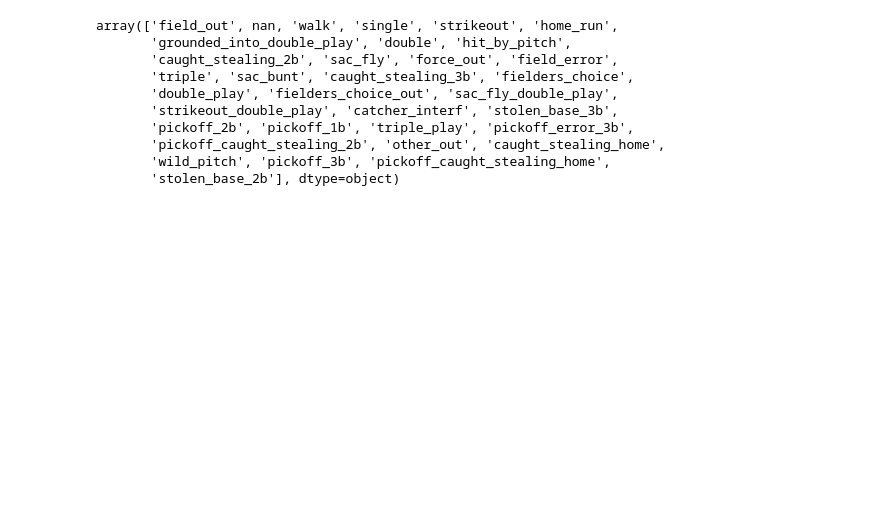
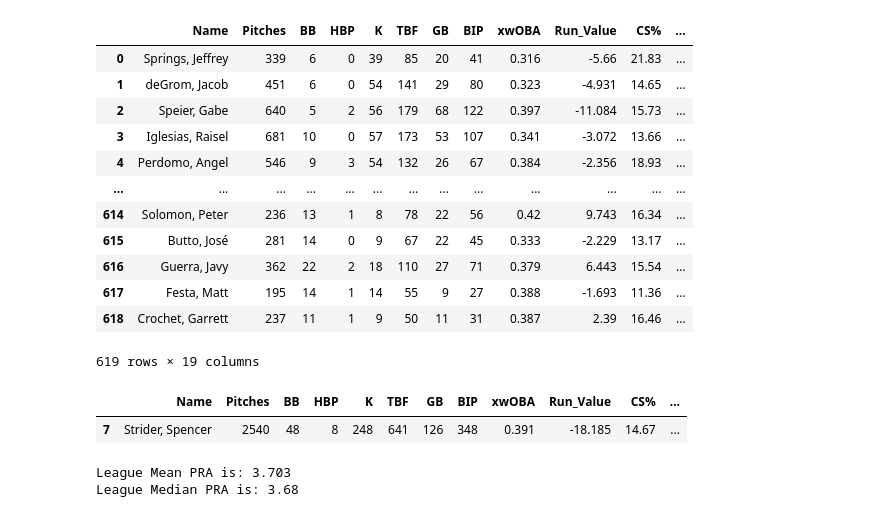
Before and after one commit to Cbkaplinger/Random-Projects, a Jupyter notebook: MLB/MLB-Pitches.ipynb, the cells around one changed output. Cells and saved outputs as stored; diff of their text form; code cells hidden in the pictures; blank space fills up the shorter version.

Commit message:
Creation of PRA

```diff
--- a/MLB/MLB-Pitches.ipynb
+++ b/MLB/MLB-Pitches.ipynb
@@ -106,13 +126,31 @@ player_grouped
-# %%
-savant_df['events'].unique()
-# %% [output]
-array(['field_out', nan, 'walk', 'single', 'strikeout', 'home_run',
-       'grounded_into_double_play', 'double', 'hit_by_pitch',
-       'caught_stealing_2b', 'sac_fly', 'force_out', 'field_error',
-       'triple', 'sac_bunt', 'caught_stealing_3b', 'fielders_choice',
-       'double_play', 'fielders_choice_out', 'sac_fly_double_play',
-       'strikeout_double_play', 'catcher_interf', 'stolen_base_3b',
-       'pickoff_2b', 'pickoff_1b', 'triple_play', 'pickoff_error_3b',
-       'pickoff_caught_stealing_2b', 'other_out', 'caught_stealing_home',
-       'wild_pitch', 'pickoff_3b', 'pickoff_caught_stealing_home',
-       'stolen_base_2b'], dtype=object)
+# %%
+# Creation of my stat Predicted Run Average
+player_grouped["PRA"] = round(((6 * (player_grouped["BB"] + player_grouped["HBP"]) - 3 * (player_grouped["K"])) / player_grouped["TBF"]) - 0.5 * (player_grouped["GB"] / player_grouped["BIP"]) + 4, 2)
+player_grouped = player_grouped.sort_values(by = "PRA")
+player_grouped = player_grouped.reset_index()
+player_grouped
+# %% [output]
+|  | Name | Pitches | BB | HBP | K | TBF | GB | BIP | xwOBA | Run_Value | CS% | ... |
+| 0 | Springs, Jeffrey | 339 | 6 | 0 | 39 | 85 | 20 | 41 | 0.316 | -5.66 | 21.83 | ... |
+| 1 | deGrom, Jacob | 451 | 6 | 0 | 54 | 141 | 29 | 80 | 0.323 | -4.931 | 14.65 | ... |
+| 2 | Speier, Gabe | 640 | 5 | 2 | 56 | 179 | 68 | 122 | 0.397 | -11.084 | 15.73 | ... |
+| 3 | Iglesias, Raisel | 681 | 10 | 0 | 57 | 173 | 53 | 107 | 0.341 | -3.072 | 13.66 | ... |
+| 4 | Perdomo, Angel | 546 | 9 | 3 | 54 | 132 | 26 | 67 | 0.384 | -2.356 | 18.93 | ... |
+| ... | ... | ... | ... | ... | ... | ... | ... | ... | ... | ... | ... | ... |
+| 614 | Solomon, Peter | 236 | 13 | 1 | 8 | 78 | 22 | 56 | 0.42 | 9.743 | 16.34 | ... |
+| 615 | Butto, José | 281 | 14 | 0 | 9 | 67 | 22 | 45 | 0.333 | -2.229 | 13.17 | ... |
+| 616 | Guerra, Javy | 362 | 22 | 2 | 18 | 110 | 27 | 71 | 0.379 | 6.443 | 15.54 | ... |
+| 617 | Festa, Matt | 195 | 14 | 1 | 14 | 55 | 9 | 27 | 0.388 | -1.693 | 11.36 | ... |
+| 618 | Crochet, Garrett | 237 | 11 | 1 | 9 | 50 | 11 | 31 | 0.387 | 2.39 | 16.46 | ... |
+619 rows × 19 columns
+# %%
+player_grouped[player_grouped['Name'] == "Strider, Spencer"]
+# %% [output]
+|  | Name | Pitches | BB | HBP | K | TBF | GB | BIP | xwOBA | Run_Value | CS% | ... |
+| 7 | Strider, Spencer | 2540 | 48 | 8 | 248 | 641 | 126 | 348 | 0.391 | -18.185 | 14.67 | ... |
+# %%
+print(f"League Mean PRA is: {round(player_grouped['PRA'].mean(), 3)}")
+print(f"League Median PRA is: {round(player_grouped['PRA'].median(), 3)}")
+# %% [output]
+League Mean PRA is: 3.703
+League Median PRA is: 3.68
```
Also changed, not shown: parts of 4 cells of this notebook.
